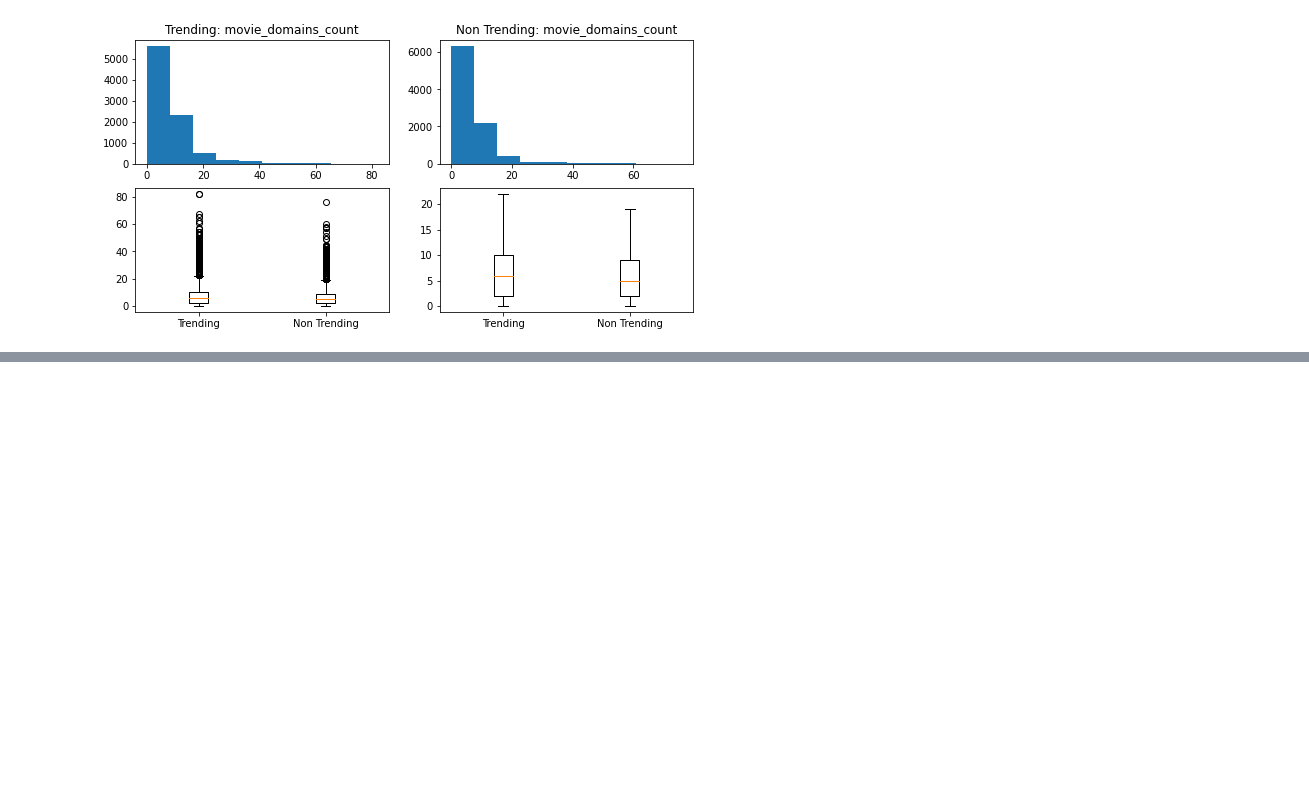
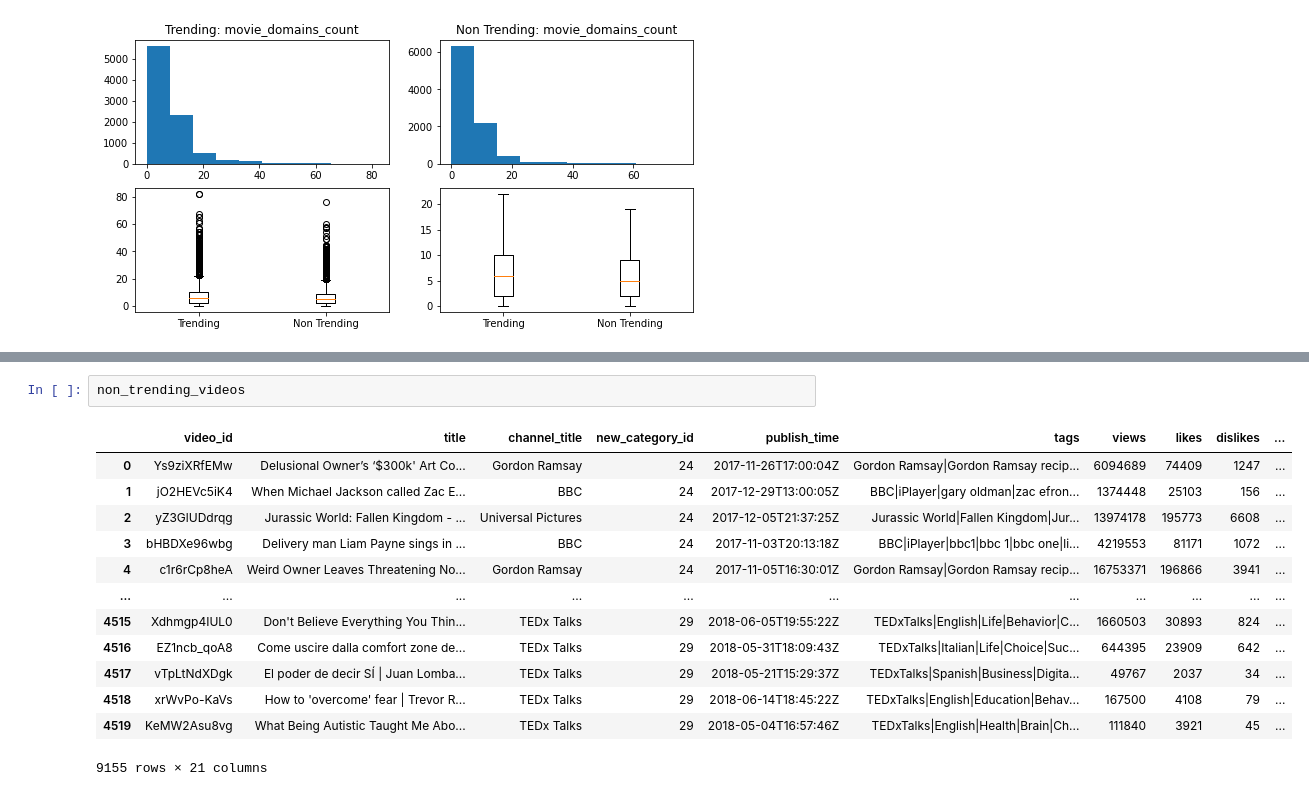
Before and after one commit to DominikKossinski/PED, a Jupyter notebook: notebooks/PED_5.ipynb, the cells around one changed output, grey strips where cells are left out. Saved outputs shown, nothing was run; the diff lists cells and outputs as text; blank space fills up the shorter version.

```diff
--- a/notebooks/PED_5.ipynb
+++ b/notebooks/PED_5.ipynb
@@ -350,0 +479,16 @@ plot_numeric_attr("movie_domains_count", trending_videos, non_trending_videos)
+# %%
+non_trending_videos
+# %% [output]
+|  | video_id | title | channel_title | new_category_id | publish_time | tags | views | likes | dislikes | ... |
+| 0 | Ys9ziXRfEMw | Delusional Owner’s ‘$300k' Art Co... | Gordon Ramsay | 24 | 2017-11-26T17:00:04Z | Gordon Ramsay|Gordon Ramsay recip... | 6094689 | 74409 | 1247 | ... |
+| 1 | jO2HEVc5iK4 | When Michael Jackson called Zac E... | BBC | 24 | 2017-12-29T13:00:05Z | BBC|iPlayer|gary oldman|zac efron... | 1374448 | 25103 | 156 | ... |
+| 2 | yZ3GlUDdrqg | Jurassic World: Fallen Kingdom - ... | Universal Pictures | 24 | 2017-12-05T21:37:25Z | Jurassic World|Fallen Kingdom|Jur... | 13974178 | 195773 | 6608 | ... |
+| 3 | bHBDXe96wbg | Delivery man Liam Payne sings in ... | BBC | 24 | 2017-11-03T20:13:18Z | BBC|iPlayer|bbc1|bbc 1|bbc one|li... | 4219553 | 81171 | 1072 | ... |
+| 4 | c1r6rCp8heA | Weird Owner Leaves Threatening No... | Gordon Ramsay | 24 | 2017-11-05T16:30:01Z | Gordon Ramsay|Gordon Ramsay recip... | 16753371 | 196866 | 3941 | ... |
+| ... | ... | ... | ... | ... | ... | ... | ... | ... | ... | ... |
+| 4515 | Xdhmgp4IUL0 | Don't Believe Everything You Thin... | TEDx Talks | 29 | 2018-06-05T19:55:22Z | TEDxTalks|English|Life|Behavior|C... | 1660503 | 30893 | 824 | ... |
+| 4516 | EZ1ncb_qoA8 | Come uscire dalla comfort zone de... | TEDx Talks | 29 | 2018-05-31T18:09:43Z | TEDxTalks|Italian|Life|Choice|Suc... | 644395 | 23909 | 642 | ... |
+| 4517 | vTpLtNdXDgk | El poder de decir SÍ | Juan Lomba... | TEDx Talks | 29 | 2018-05-21T15:29:37Z | TEDxTalks|Spanish|Business|Digita... | 49767 | 2037 | 34 | ... |
+| 4518 | xrWvPo-KaVs | How to 'overcome' fear | Trevor R... | TEDx Talks | 29 | 2018-06-14T18:45:22Z | TEDxTalks|English|Education|Behav... | 167500 | 4108 | 79 | ... |
+| 4519 | KeMW2Asu8vg | What Being Autistic Taught Me Abo... | TEDx Talks | 29 | 2018-05-04T16:57:46Z | TEDxTalks|English|Health|Brain|Ch... | 111840 | 3921 | 45 | ... |
+9155 rows × 21 columns
```
Also changed, not shown: parts of 9 cells of this notebook, 1 other file.
